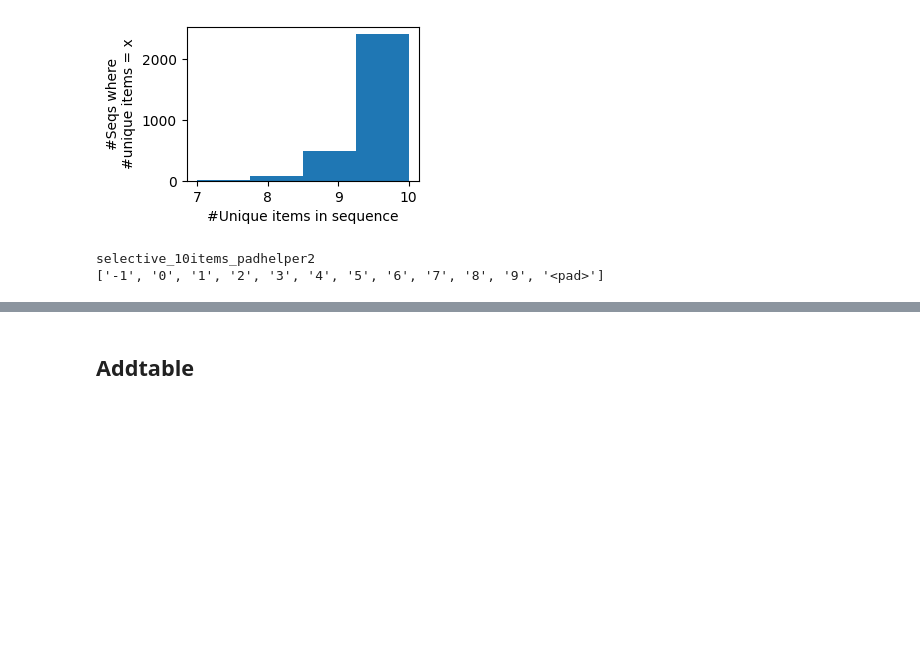
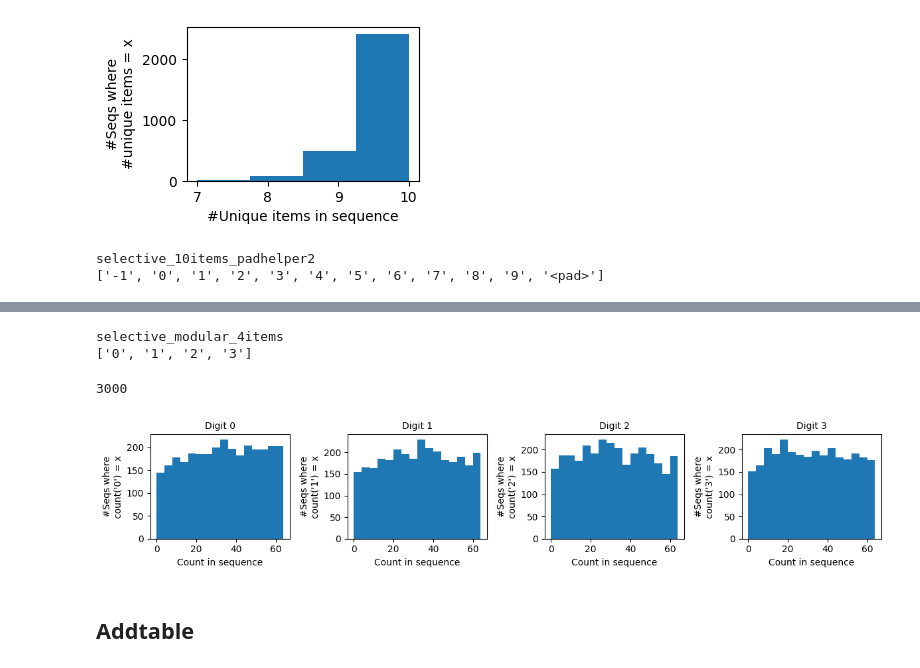
Before and after one commit to zdxdsw/inductive_counting_with_LMs, a Jupyter notebook: notebooks/counting.ipynb, the cells around one changed output, grey strips where cells are left out. Cells and saved outputs as stored; diff of their text form; code cells hidden in the pictures; blank space fills up the shorter version.

```diff
--- a/notebooks/counting.ipynb
+++ b/notebooks/counting.ipynb
@@ -2157,0 +2331,48 @@ selective_10items_padhelper2
+# %%
+print(task)
+# Verify vocab
+print(sorted(list(set([w for x in train_data for w in x[0]] + [w for x in train_data for w in x[1]]))))
+# %% [output]
+selective_modular_4items
+['0', '1', '2', '3']
+# %%
+os.makedirs(f"/data/yingshac/llms_do_math/data/rasp_primitives/counting_{task}", exist_ok=True)
+os.makedirs(f"../data/rasp_primitives/counting_{task}", exist_ok=True)
+with open(f"/data/yingshac/llms_do_math/data/rasp_primitives/counting_{task}/train.txt", "w") as f:
+    for x in train_data:
+        f.write(json.dumps(x) + "\n")
+with open(f"../data/rasp_primitives/counting_{task}/val.txt", "w") as f:
+    for x in val_data:
+        f.write(json.dumps(x) + "\n")
+# %%
+ood_data = []
+Zt = defaultdict(list)
+for cyc in trange(num_ood_test):
+    seq_len = list(count_range_ood)[-1]
+    while True:
+        boundaries = [0] + sorted(random.sample(range(1, seq_len+num_items), num_items-1)) + [seq_len+num_items]
+        seq = []
+        max_count = max([boundaries[i+1] - boundaries[i] - 1 for i in range(num_items)])
+        if max_count > 64: continue
+        for d, i in zip("0123", range(num_items)):
+            seq.extend([d] * (boundaries[i+1] - boundaries[i] - 1))
+        random.shuffle(seq)
+        ood_data.append([seq, [str(Counter(seq[:i])[seq[i]]%num_items) for i in range(len(seq))]])
+        c = Counter(seq)
+        for d in "0123":
+            Zt[d].append(c[d])
+        break
+print(len(ood_data))
+rows = num_items//5+int(num_items%5>0)
+fig = plt.figure(figsize=(15, 2.5*rows))
+for i in range(num_items):
+    ax = fig.add_subplot(rows, 5, i+1)
+    ax.hist(Zt[str(i)], bins=16)
+    ax.set_title(f"Digit {i}", fontsize=10)
+    ax.set_xlabel("Count in sequence")
+    ax.set_ylabel(f"#Seqs where\ncount('{i}') = x")
+fig.tight_layout()
+plt.show()
+# %% [output]
+3000
+[figure, added]
```
Also changed, not shown: parts of 16 cells of this notebook, 27 other files.
